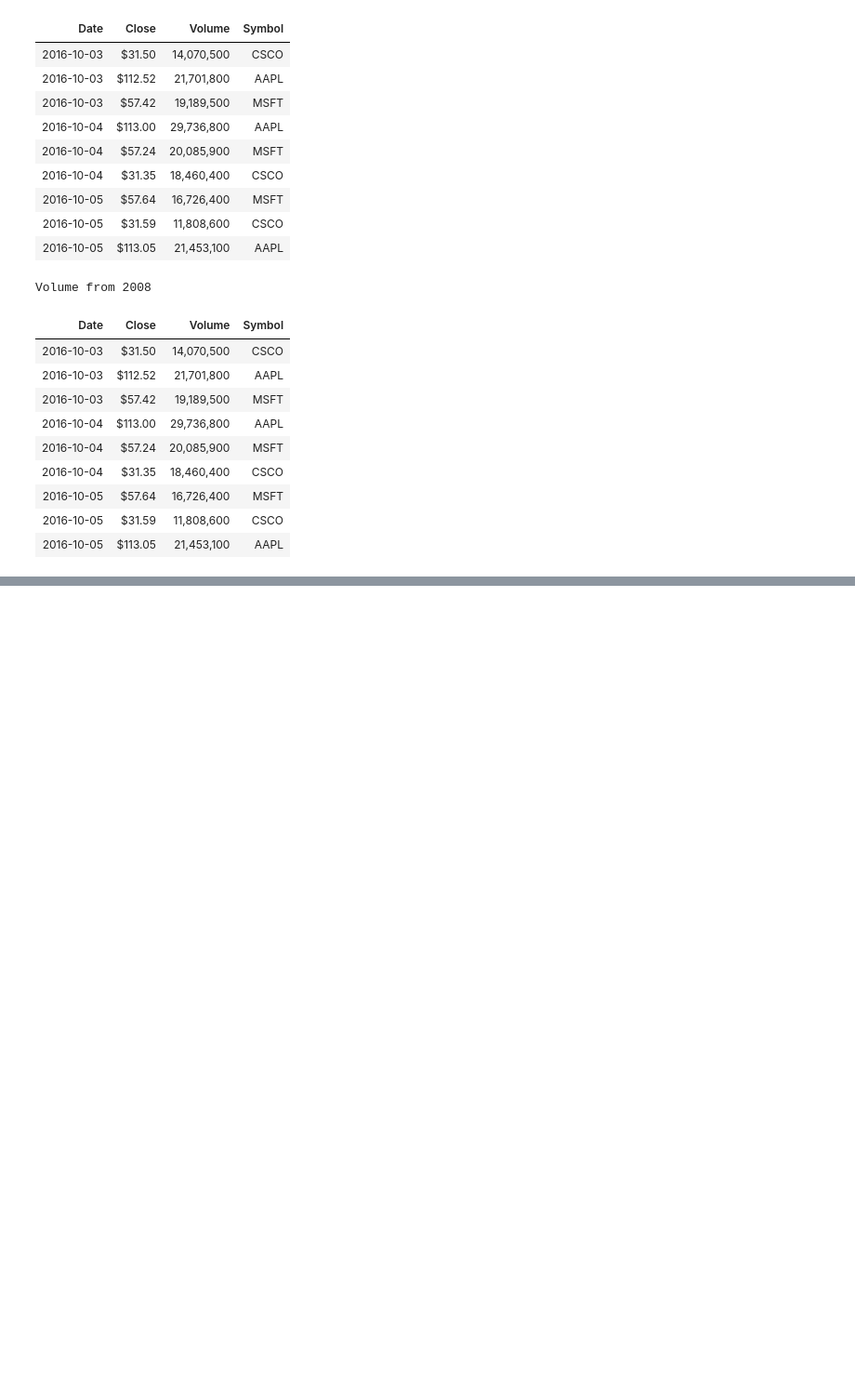
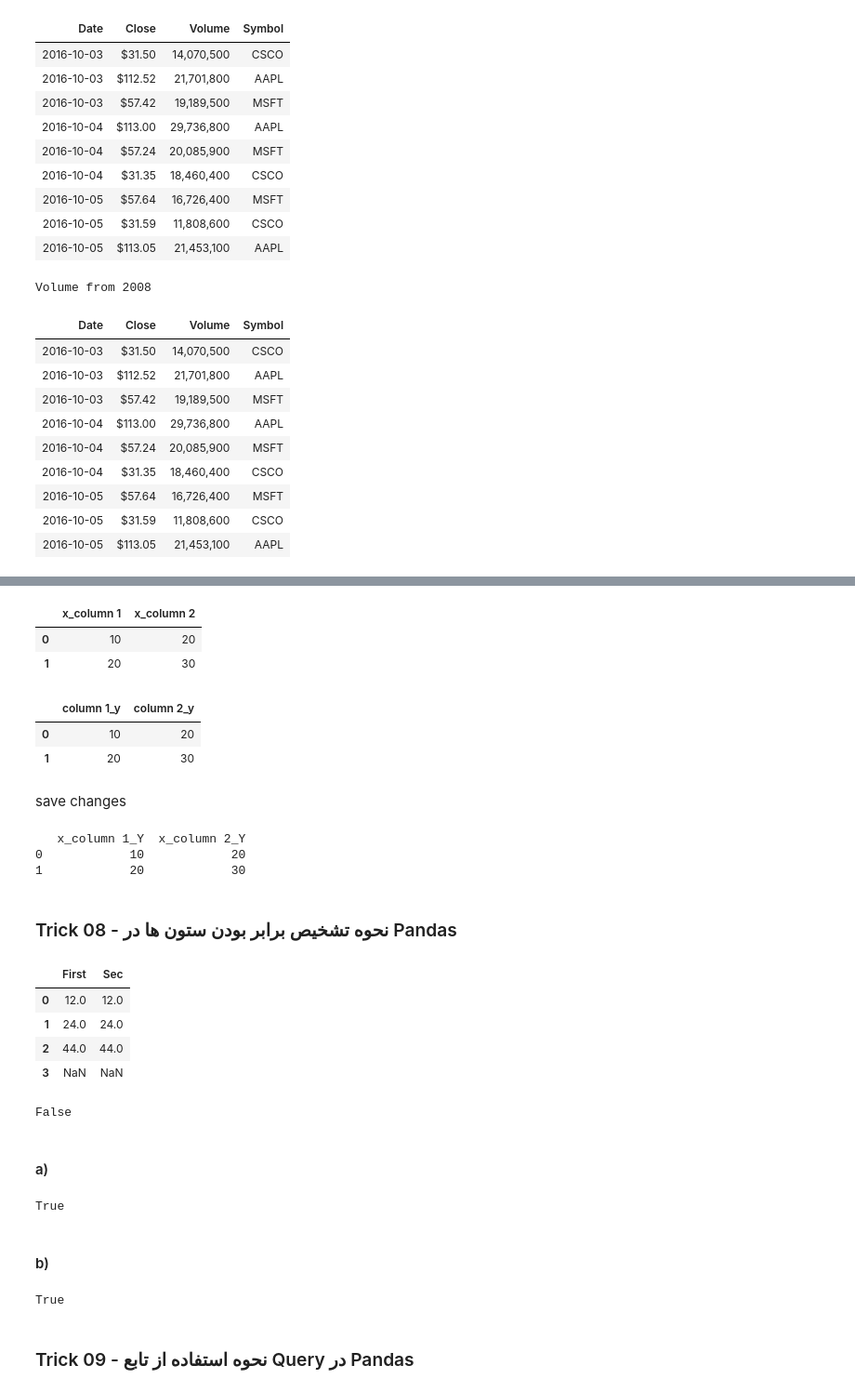
Before and after one commit to poorialari2017/ML_git001, a Jupyter notebook: MLproj002/Pooria/01 Preprocessing/Pandas/02 30Trick of Pandas.ipynb, the cells around one changed output, grey strips where cells are left out. Shown at 93% size. Cells and saved outputs as stored; diff of their text form; code cells hidden in the pictures; blank space fills up the shorter version.

Commit message:
cont 30Trick of Pandas.ipynb

```diff
--- a/MLproj002/Pooria/01 Preprocessing/Pandas/02 30Trick of Pandas.ipynb
+++ b/MLproj002/Pooria/01 Preprocessing/Pandas/02 30Trick of Pandas.ipynb
@@ -558,0 +637,53 @@ Volume from 2008
+# %%
+dft07.add_prefix('x_')
+# %% [output]
+|  | x_column 1 | x_column 2 |
+| 0 | 10 | 20 |
+| 1 | 20 | 30 |
+# %%
+dft07.add_suffix('_y')
+# %% [output]
+|  | column 1_y | column 2_y |
+| 0 | 10 | 20 |
+| 1 | 20 | 30 |
+# %% [markdown]
+save changes
+# %%
+dft07 = dft07.add_prefix('x_')
+dft07 = dft07.add_suffix('_Y')
+print(dft07)
+# %% [output]
+   x_column 1_Y  x_column 2_Y
+0            10            20
+1            20            30
+# %% [markdown]
+### Trick 08 - نحوه تشخیص برابر بودن ستون ها در Pandas
+# %%
+dft08 = pd.DataFrame({'First' : [12,24,44,np.nan], 'Sec' : [12,24,44,np.nan]})
+dft08
+# %% [output]
+|  | First | Sec |
+| 0 | 12.0 | 12.0 |
+| 1 | 24.0 | 24.0 |
+| 2 | 44.0 | 44.0 |
+| 3 | NaN | NaN |
+# %%
+# دو ستون عملا مساوی هستن ولی دو nan هیچوقت مساوی نخواهند بود
+np.nan == np.nan
+# %% [output]
+False
+# %% [markdown]
+#### a)
+# %%
+dft08.First.equals(dft08.Sec)
+# %% [output]
+True
+# %% [markdown]
+#### b)
+# %%
+dft08_new = dft08.copy()
+dft08_new.equals(dft08)
+# %% [output]
+True
+# %% [markdown]
+### Trick 09 - نحوه استفاده از تابع Query در Pandas
```
Also changed, not shown: parts of 21 cells of this notebook.
